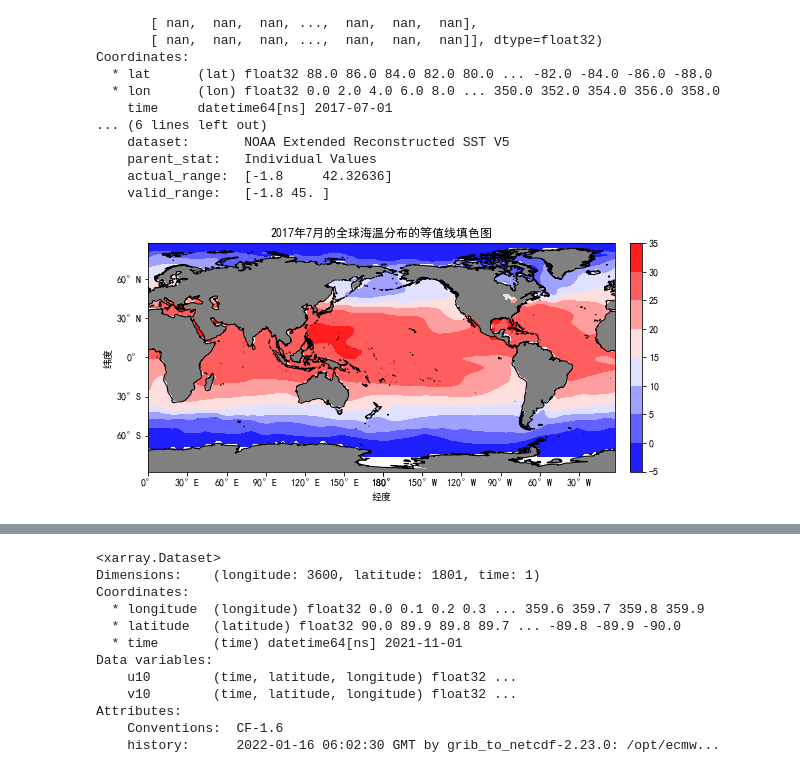
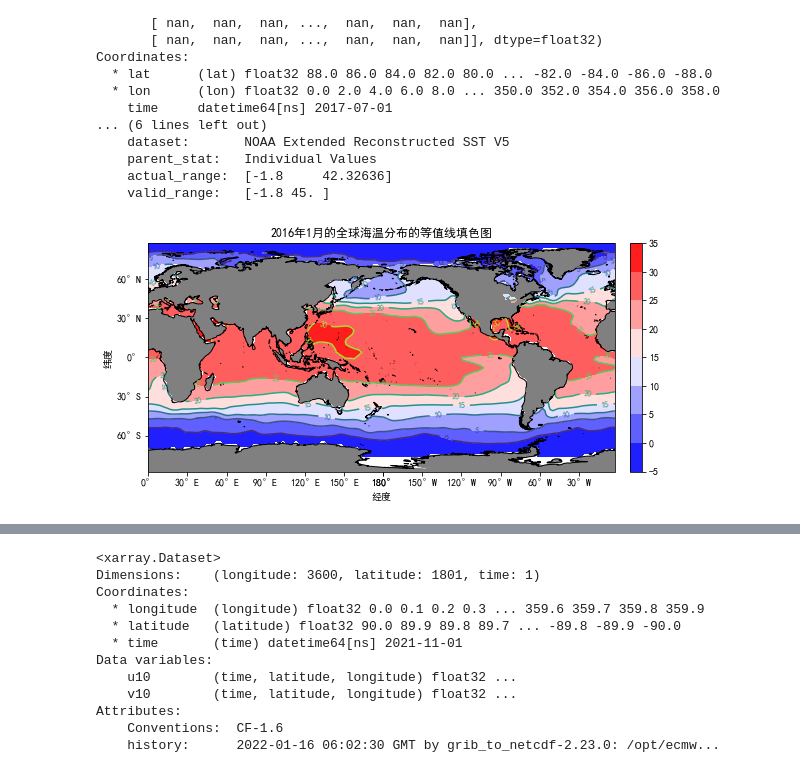
Before and after one commit to linbuer233/MyPythonPractice, a Jupyter notebook: python作业/Pythonhomework10.ipynb, the cells around one changed output, grey strips where cells are left out. Drawn from its saved outputs; the diff is of its cells as text; code cells hidden in the pictures.

```diff
--- a/python作业/Pythonhomework10.ipynb
+++ b/python作业/Pythonhomework10.ipynb
@@ -57,28 +59,30 @@ lat =sst2017['lat'][:].data
 # %%
 fig=plt.figure(figsize=(9,6))
 ax=fig.subplots(1,1,subplot_kw={'projection':ccrs.PlateCarree(central_longitude=180)})
 # 添加海岸线和陆地
 ax.add_feature(cfeature.COASTLINE.with_scale('50m'))
 ax.add_feature(cfeature.LAND,facecolor='grey')
 # 添加坐标轴
 ax.set_xticks(np.arange(-180, 180 + 30, 30), crs=ccrs.PlateCarree())
 ax.set_yticks(np.arange(-90, 90 + 30, 30), crs=ccrs.PlateCarree())
 ## 经纬度格式，把0经度设置不加E和W
 lon_formatter = LongitudeFormatter(zero_direction_label=False)
 lat_formatter = LatitudeFormatter(auto_hide=False)
 ax.xaxis.set_major_formatter(lon_formatter)
 ax.yaxis.set_major_formatter(lat_formatter)
 # 设置刻度大小
 ax.tick_params(axis='y',labelsize=10)
 ax.set_xlabel('经度')
 ax.set_ylabel('纬度')
-ax.set_title('2017年7月的全球海温分布的等值线填色图')
+ax.set_title('2016年1月的全球海温分布的等值线填色图')
 
 # 画图
+line=ax.contour(lon,lat,sst2017.data,transform=ccrs.PlateCarree())
+ax.clabel(line, inline=True, fontsize=8, fmt='%.0f')
 colorbar=ax.contourf(lon,lat,sst2017.data,cmap='bwr',transform=ccrs.PlateCarree())
 plt.colorbar(colorbar, extendrect='True', pad=0.03, fraction=0.04, shrink=0.7)
 
 # 保存图片
-plt.savefig('../../picture/pythonhome/9/qu1.png')
+plt.savefig('../../picture/pythonhome/9/qu11.png')
 # %% [output]
-[figure, old version]
+[figure, new version]
```
Also changed, not shown: parts of 2 cells of this notebook, 5 other files.
